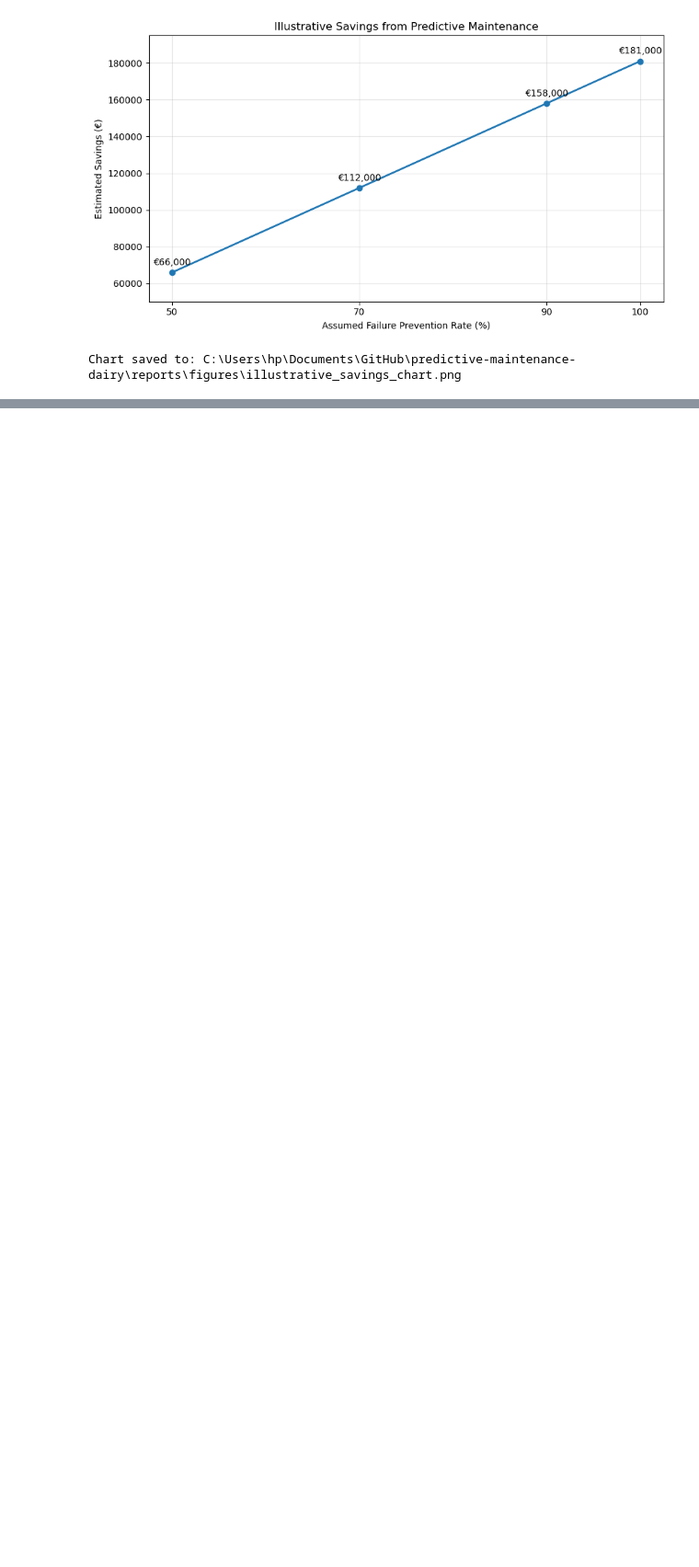
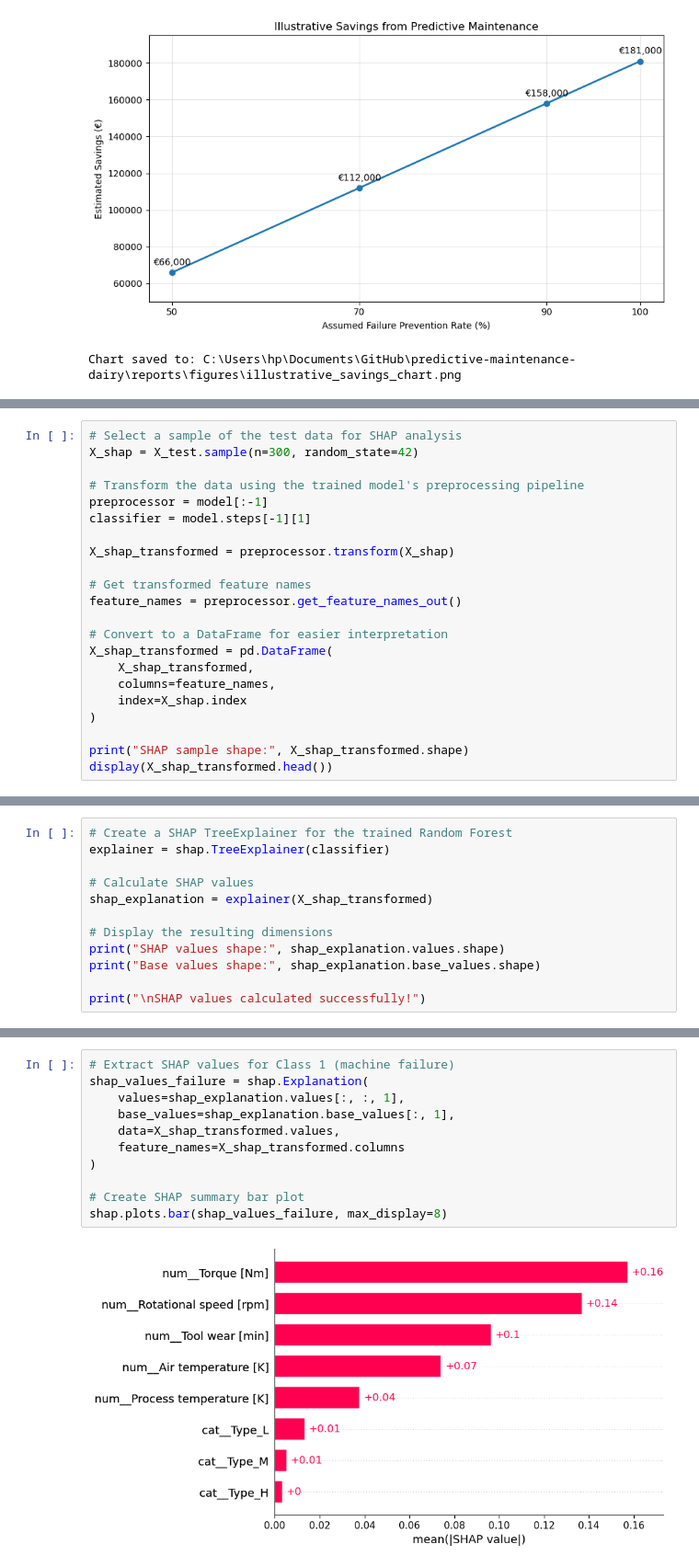
Before and after one commit to Kester245887/predictive-maintenance-dairy, a Jupyter notebook: notebooks/00_data_acquisition.ipynb, the cells around one changed output, grey strips where cells are left out. Shown at 92% size. Cells and saved outputs as stored; diff of their text form; blank space fills up the shorter version.

```diff
--- a/notebooks/00_data_acquisition.ipynb
+++ b/notebooks/00_data_acquisition.ipynb
@@ -2201,0 +2328,22 @@ Chart saved to: C:\Users\hp\Documents\GitHub\predictive-maintenance-dairy\report
+# %%
+# Select a sample of the test data for SHAP analysis
+X_shap = X_test.sample(n=300, random_state=42)
+
+# Transform the data using the trained model's preprocessing pipeline
+preprocessor = model[:-1]
+classifier = model.steps[-1][1]
+
+X_shap_transformed = preprocessor.transform(X_shap)
+
+# Get transformed feature names
+feature_names = preprocessor.get_feature_names_out()
+
+# Convert to a DataFrame for easier interpretation
+X_shap_transformed = pd.DataFrame(
+    X_shap_transformed,
+    columns=feature_names,
+    index=X_shap.index
+)
+
+print("SHAP sample shape:", X_shap_transformed.shape)
+display(X_shap_transformed.head())
@@ -2201,0 +2358,12 @@ Chart saved to: C:\Users\hp\Documents\GitHub\predictive-maintenance-dairy\report
+# %%
+# Create a SHAP TreeExplainer for the trained Random Forest
+explainer = shap.TreeExplainer(classifier)
+
+# Calculate SHAP values
+shap_explanation = explainer(X_shap_transformed)
+
+# Display the resulting dimensions
+print("SHAP values shape:", shap_explanation.values.shape)
+print("Base values shape:", shap_explanation.base_values.shape)
+
+print("\nSHAP values calculated successfully!")
@@ -2201,0 +2375,13 @@ Chart saved to: C:\Users\hp\Documents\GitHub\predictive-maintenance-dairy\report
+# %%
+# Extract SHAP values for Class 1 (machine failure)
+shap_values_failure = shap.Explanation(
+    values=shap_explanation.values[:, :, 1],
+    base_values=shap_explanation.base_values[:, 1],
+    data=X_shap_transformed.values,
+    feature_names=X_shap_transformed.columns
+)
+
+# Create SHAP summary bar plot
+shap.plots.bar(shap_values_failure, max_display=8)
+# %% [output]
+[figure, added]
```
Also changed, not shown: parts of 16 cells of this notebook, 3 other files.
